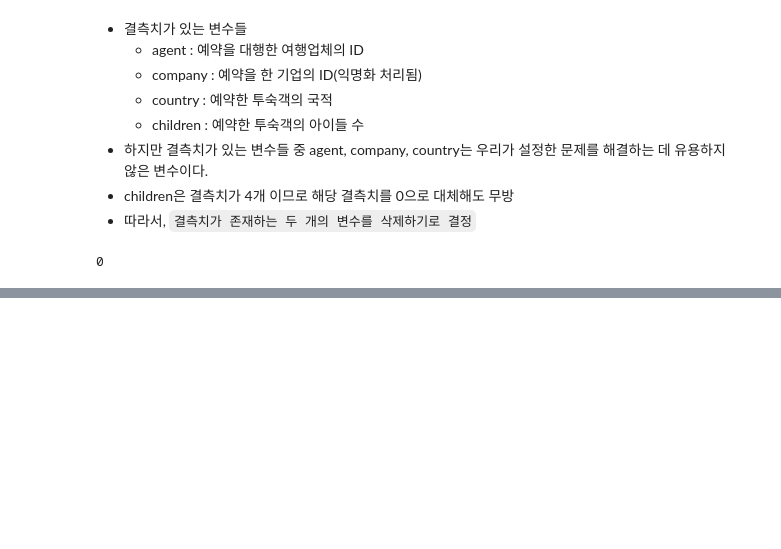
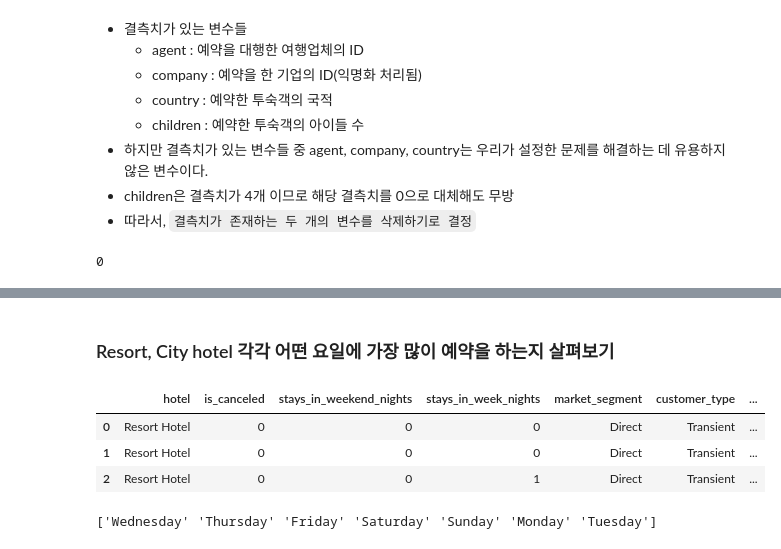
Before and after one commit to young-hun-jo/DataAnalysis, a Jupyter notebook: hotel_booking/analysis_myself.ipynb, the cells around one changed output, grey strips where cells are left out. Saved outputs shown, nothing was run; the diff lists cells and outputs as text; code cells hidden in the pictures; blank space fills up the shorter version.

```diff
--- a/hotel_booking/analysis_myself.ipynb
+++ b/hotel_booking/analysis_myself.ipynb
@@ -166,0 +202,6 @@ hotel.isnull().sum().sum()
+# %%
+# month 문자열 int형으로 mapping시켜주자
+print('Month 종류:', data['arrival_date_month'].unique())
+month_dict = {'July':7, 'August':8, 'September':9, 'October':10, 'November':11, 'December':12,
+             'January':1, 'February':2, 'March':3, 'April':4, 'May':5, 'June':6}
+data['arrival_date_month'] = data['arrival_date_month'].map(month_dict)
@@ -166,0 +211,8 @@ hotel.isnull().sum().sum()
+# %%
+# 년도 - 월 - 일 변수 합치기 위해서 년도,월,일 변수 모두 category로 변환
+# category 타입은 중복되는 값들이 많을 때 사용. 빠른속도
+# !!!!!!하지만 Category 타입의 변수들끼리 합칠 수 없음!(문자열 합치는 것처럼)!!!!!
+data['arrival_date_year'] = data['arrival_date_year'].astype('str')
+data['arrival_date_month'] = data['arrival_date_month'].astype('str')
+data['arrival_date_day_of_month'] = data['arrival_date_day_of_month'].astype('str')
+data.dtypes
@@ -166,0 +231,4 @@ hotel.isnull().sum().sum()
+# %%
+data['datetime'] = data['arrival_date_year']+'-'+data['arrival_date_month']+'-'+data['arrival_date_day_of_month']
+data['datetime'] = pd.to_datetime(data['datetime'])
+data.head(3)
@@ -166,0 +253,5 @@ hotel.isnull().sum().sum()
+# %%
+# 년도,월,일 변수만 있는 변수들 삭제
+not_cols = ['arrival_date_month','arrival_date_year','arrival_date_day_of_month']
+data = data.drop(not_cols, axis=1, inplace=False)
+data.columns
@@ -166,0 +468,17 @@ hotel.isnull().sum().sum()
+# %% [markdown]
+### Resort, City hotel 각각 어떤 요일에 가장 많이 예약을 하는지 살펴보기
+# %%
+data['weekday'] = data['datetime'].dt.weekday
+data.head(3)
+# %% [output]
+|  | hotel | is_canceled | stays_in_weekend_nights | stays_in_week_nights | market_segment | customer_type | ... |
+| 0 | Resort Hotel | 0 | 0 | 0 | Direct | Transient | ... |
+| 1 | Resort Hotel | 0 | 0 | 0 | Direct | Transient | ... |
+| 2 | Resort Hotel | 0 | 0 | 1 | Direct | Transient | ... |
+# %%
+weekdays_dict = {0:'Monday', 1:'Tuesday', 2:'Wednesday', 3:'Thursday',
+                 4:'Friday', 5:'Saturday', 6:'Sunday'}
+data['weekday'] = data['weekday'].map(weekdays_dict)
+print(data['weekday'].unique())
+# %% [output]
+['Wednesday' 'Thursday' 'Friday' 'Saturday' 'Sunday' 'Monday' 'Tuesday']
```
Also changed, not shown: parts of 33 cells of this notebook.
